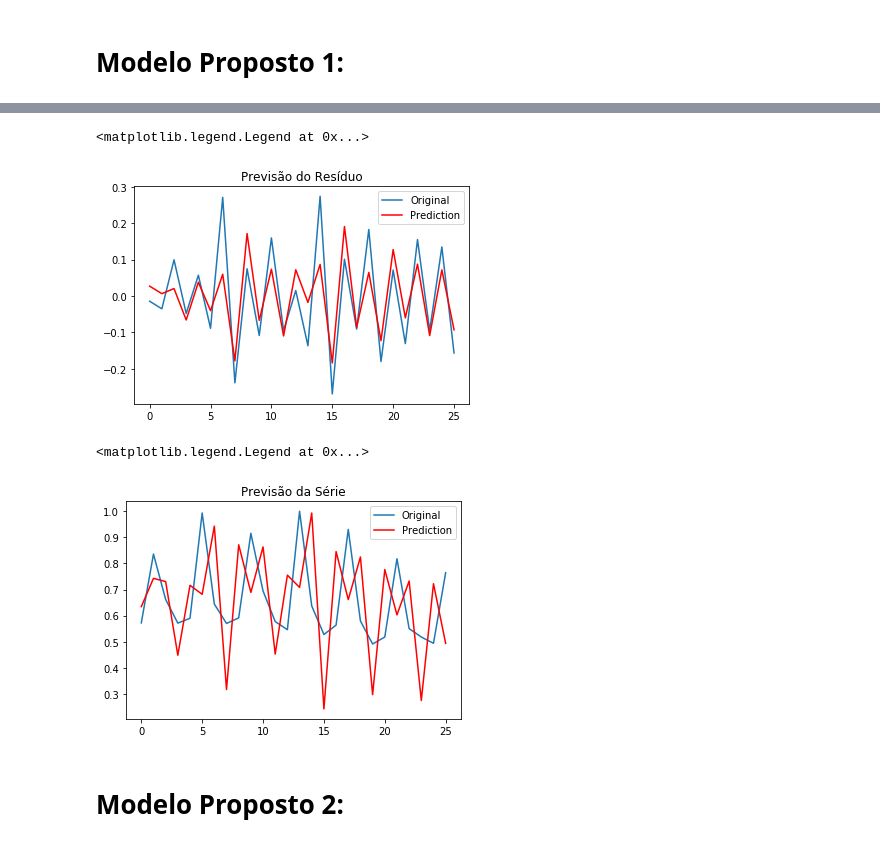
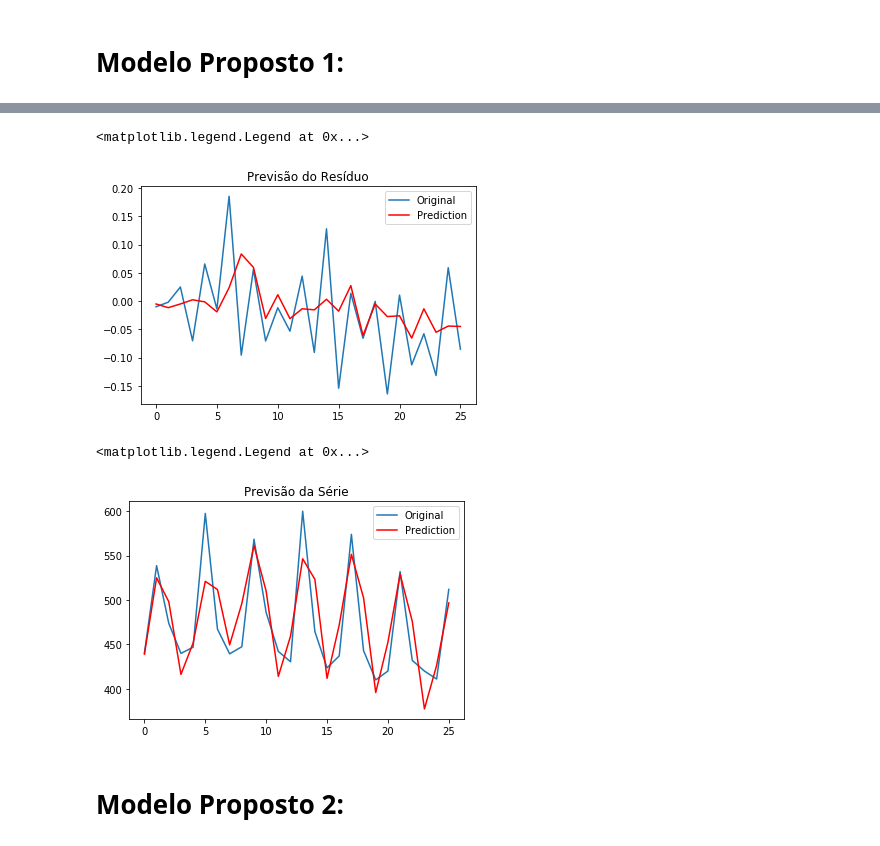
Before and after one commit to jvcm/time-series, a Jupyter notebook: hybrid_system/analysis.ipynb, the cells around one changed output, grey strips where cells are left out. Drawn from its saved outputs; the diff is of its cells as text; code cells hidden in the pictures.

```diff
--- a/hybrid_system/analysis.ipynb
+++ b/hybrid_system/analysis.ipynb
@@ -106,7 +71,7 @@ y_error_test = resid_test_lags[:, -1]
 <img src="model1.png">
 # %%
 model_resid = hybrid_ann.LNL_ANN(m = 2)
-model_resid.fit_MPSO(X = X_error_train, y = y_error_train, d= 20, c1i = 1.0, c1f = 2.0, c2i = 1.0, c2f = 2.0, w1 = 0.2, w2 = 0.8, maxt = 1000)
+model_resid.fit_MPSO(X = X_error_train, y = y_error_train, d= 40, c1i = 1.0, c1f = 2.0, c2i = 1.0, c2f = 2.0, w1 = 0.2, w2 = 0.8, maxt = 2000)
 # %%
 resid_pred = model_resid.predict(X_error_test)
 plt.plot(y_error_test, label = 'Original')
@@ -115,15 +80,15 @@ plt.title('Previsão do Resíduo')
 plt.legend()
 # %% [output]
 <matplotlib.legend.Legend at 0x...>
-[figure, old version]
+[figure, new version]
 # %%
-plt.plot(y_test[3:], label = 'Original')
-plt.plot(y_pred[3:] + resid_pred, label = 'Prediction', color = 'red')
+plt.plot(functions.desnormalizar(y_test[3:], data), label = 'Original')
+plt.plot(functions.desnormalizar(y_pred[3:] + resid_pred,data), label = 'Prediction', color = 'red')
 plt.title('Previsão da Série')
 plt.legend()
 # %% [output]
 <matplotlib.legend.Legend at 0x...>
-[figure, old version]
+[figure, new version]
 # %% [markdown]
 # Modelo Proposto 2:
 # %% [markdown]
```
Also changed, not shown: parts of 28 cells of this notebook, 3 other files.
